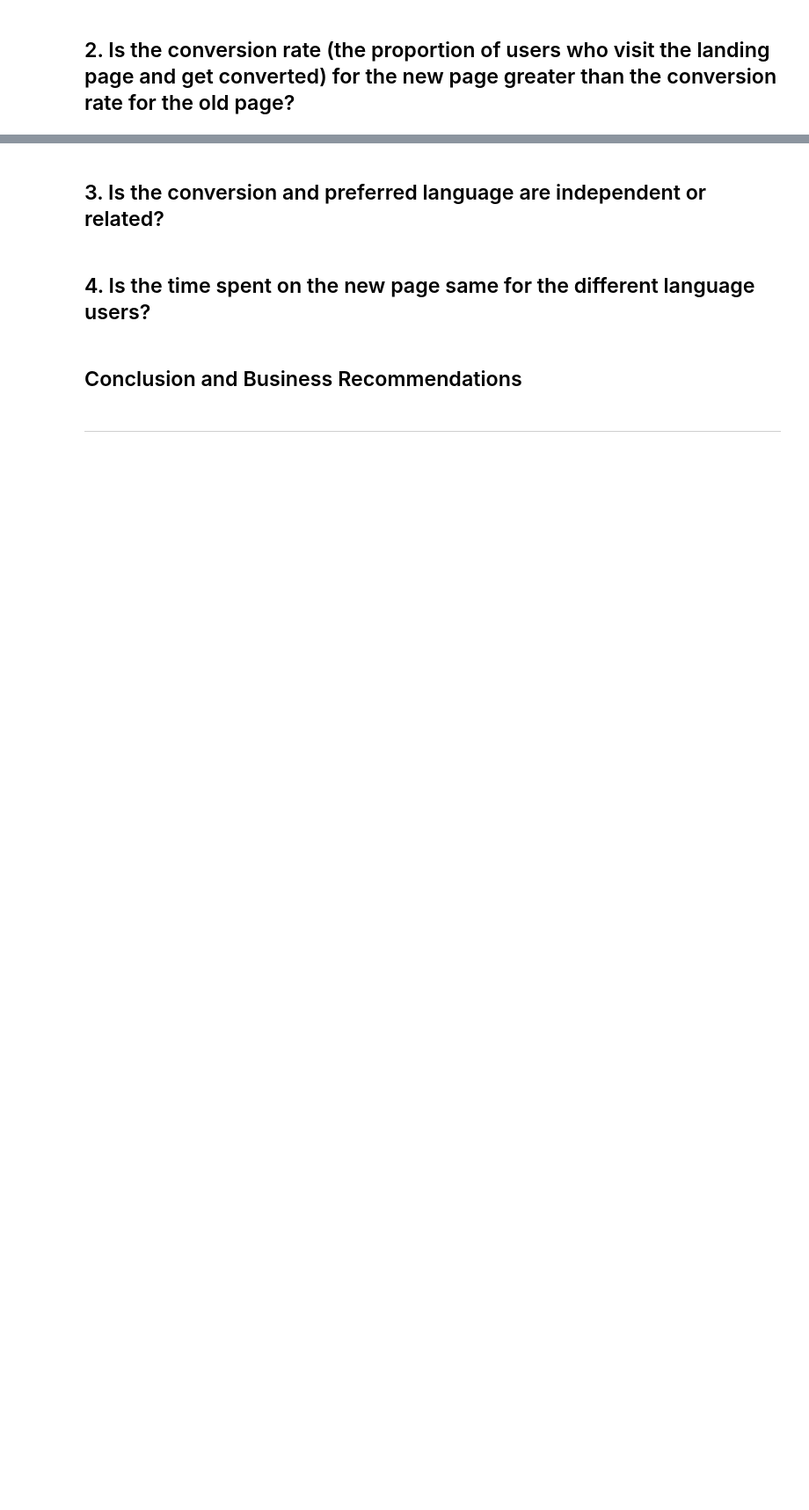
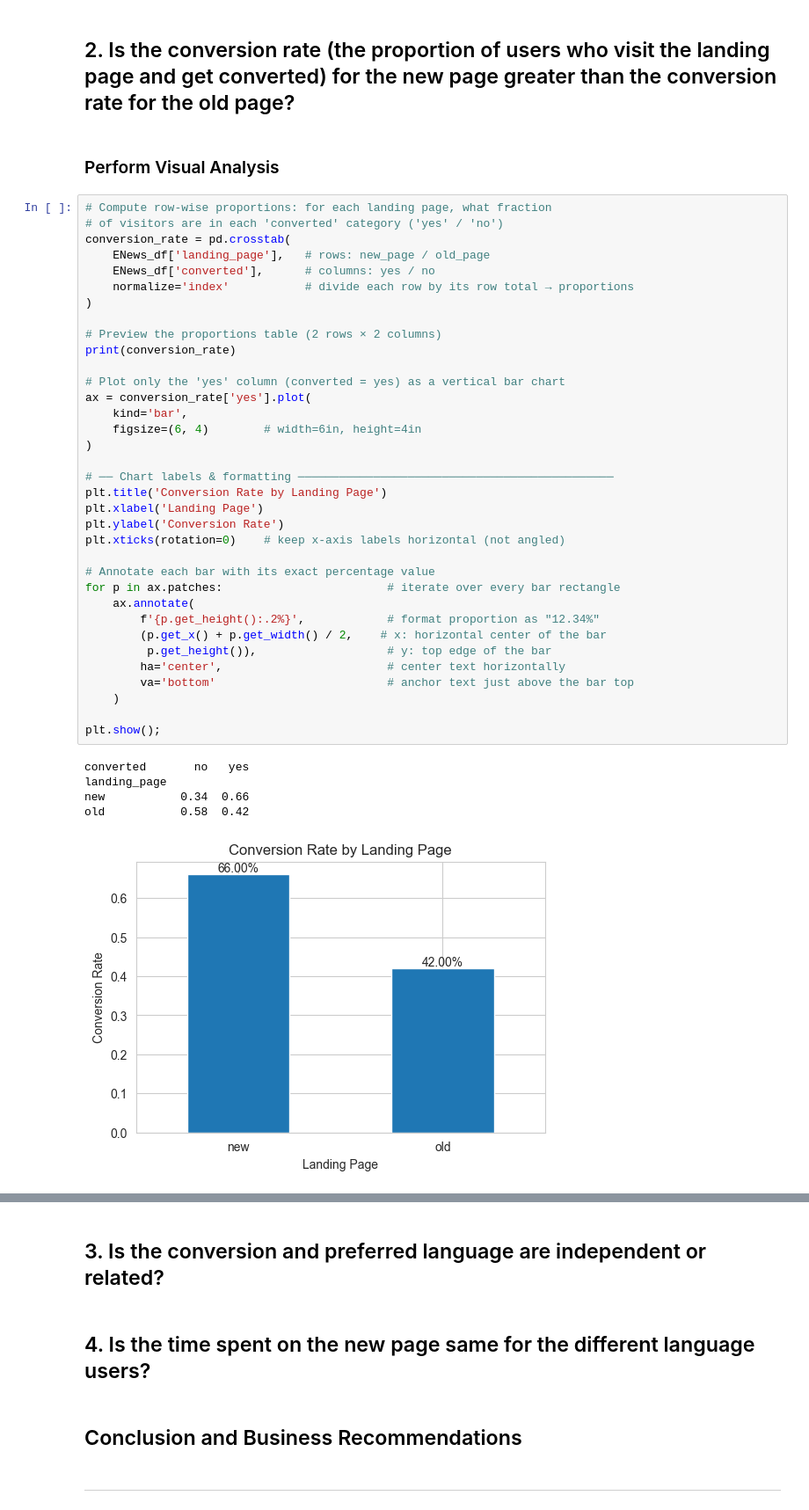
Before and after one commit to Irene-coder-dot/E-News-Express, a Jupyter notebook: ENews_Express_Learner_Notebook_Full_Code.ipynb, the cells around one changed output, grey strips where cells are left out. Shown at 88% size. Drawn from its saved outputs; the diff is of its cells as text; blank space fills up the shorter version.

```diff
--- a/ENews_Express_Learner_Notebook_Full_Code.ipynb
+++ b/ENews_Express_Learner_Notebook_Full_Code.ipynb
@@ -726,2 +724,45 @@ This suggests that the new landing page is more effective at engaging users.
 # %% [markdown]
 ## 2. Is the conversion rate (the proportion of users who visit the landing page and get converted) for the new page greater than the conversion rate for the old page?
+# %% [markdown]
+### Perform Visual Analysis
+# %%
+# Compute row-wise proportions: for each landing page, what fraction
+# of visitors are in each 'converted' category ('yes' / 'no')
+conversion_rate = pd.crosstab(
+    ENews_df['landing_page'],   # rows: new_page / old_page
+    ENews_df['converted'],      # columns: yes / no
+    normalize='index'           # divide each row by its row total → proportions
+)
+
+# Preview the proportions table (2 rows × 2 columns)
+print(conversion_rate)
+
+# Plot only the 'yes' column (converted = yes) as a vertical bar chart
+ax = conversion_rate['yes'].plot(
+    kind='bar',
+    figsize=(6, 4)        # width=6in, height=4in
+)
+
+# ── Chart labels & formatting ──────────────────────────────────────────────
+plt.title('Conversion Rate by Landing Page')
+plt.xlabel('Landing Page')
+plt.ylabel('Conversion Rate')
+plt.xticks(rotation=0)    # keep x-axis labels horizontal (not angled)
+
+# Annotate each bar with its exact percentage value
+for p in ax.patches:                        # iterate over every bar rectangle
+    ax.annotate(
+        f'{p.get_height():.2%}',            # format proportion as "12.34%"
+        (p.get_x() + p.get_width() / 2,    # x: horizontal center of the bar
+         p.get_height()),                   # y: top edge of the bar
+        ha='center',                        # center text horizontally
+        va='bottom'                         # anchor text just above the bar top
+    )
+
+plt.show();
+# %% [output]
+converted       no   yes
+landing_page
+new           0.34  0.66
+old           0.58  0.42
+[figure, added]
```
Also changed, not shown: parts of 17 cells of this notebook.
